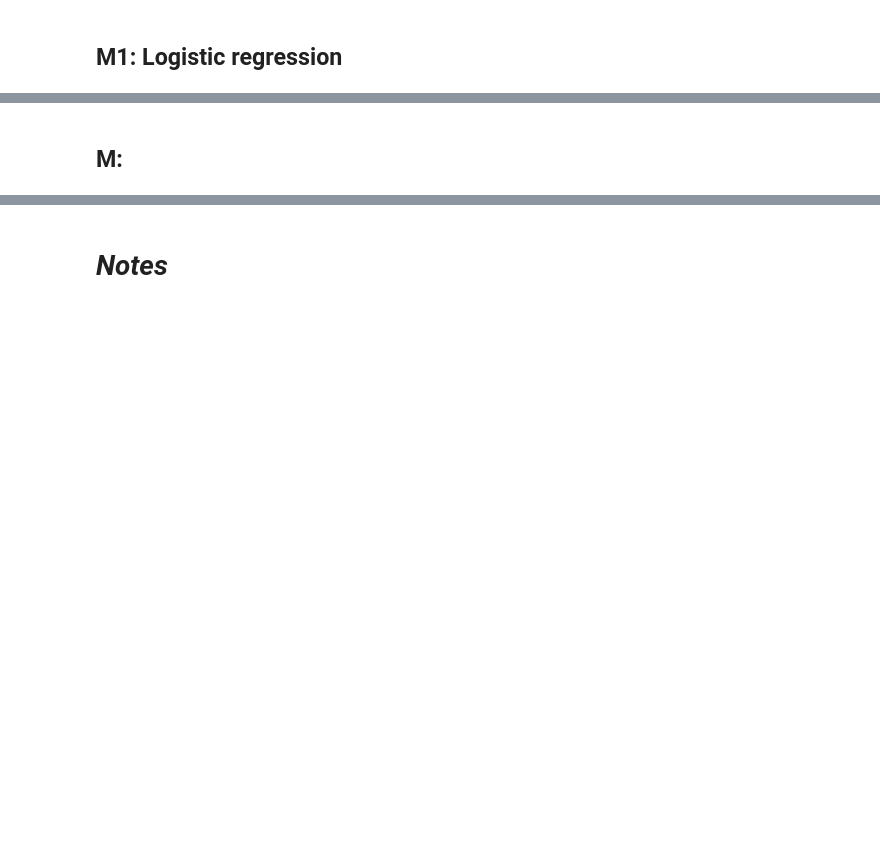
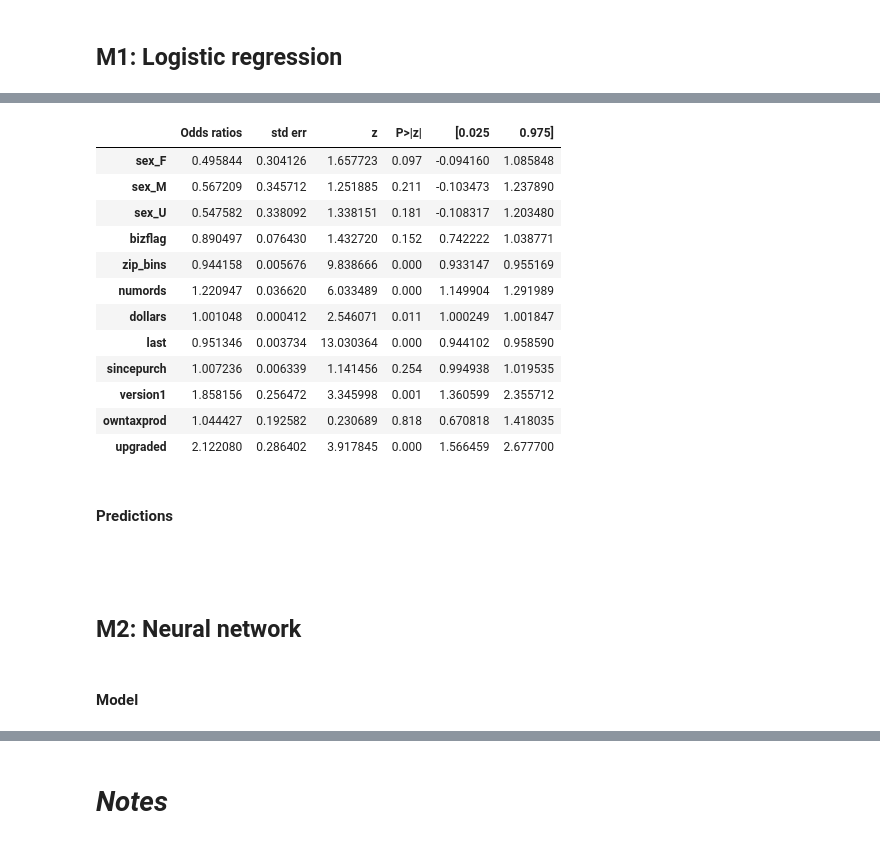
Before and after one commit to robperch/marketing_analytics_qqua, a Jupyter notebook: notebooks/qqua_nb.ipynb, the cells around one changed output, grey strips where cells are left out. Saved outputs shown, nothing was run; the diff lists cells and outputs as text; code cells hidden in the pictures; blank space fills up the shorter version.

```diff
--- a/notebooks/qqua_nb.ipynb
+++ b/notebooks/qqua_nb.ipynb
@@ -102,0 +186,18 @@ Optimization terminated successfully.
+# %%
+mba263.odds_ratios(m1)
+# %% [output]
+|  | Odds ratios | std err | z | P>|z| | [0.025 | 0.975] |
+| sex_F | 0.495844 | 0.304126 | 1.657723 | 0.097 | -0.094160 | 1.085848 |
+| sex_M | 0.567209 | 0.345712 | 1.251885 | 0.211 | -0.103473 | 1.237890 |
+| sex_U | 0.547582 | 0.338092 | 1.338151 | 0.181 | -0.108317 | 1.203480 |
+| bizflag | 0.890497 | 0.076430 | 1.432720 | 0.152 | 0.742222 | 1.038771 |
+| zip_bins | 0.944158 | 0.005676 | 9.838666 | 0.000 | 0.933147 | 0.955169 |
+| numords | 1.220947 | 0.036620 | 6.033489 | 0.000 | 1.149904 | 1.291989 |
+| dollars | 1.001048 | 0.000412 | 2.546071 | 0.011 | 1.000249 | 1.001847 |
+| last | 0.951346 | 0.003734 | 13.030364 | 0.000 | 0.944102 | 0.958590 |
+| sincepurch | 1.007236 | 0.006339 | 1.141456 | 0.254 | 0.994938 | 1.019535 |
+| version1 | 1.858156 | 0.256472 | 3.345998 | 0.001 | 1.360599 | 2.355712 |
+| owntaxprod | 1.044427 | 0.192582 | 0.230689 | 0.818 | 0.670818 | 1.418035 |
+| upgraded | 2.122080 | 0.286402 | 3.917845 | 0.000 | 1.566459 | 2.677700 |
+# %% [markdown]
+#### Predictions
@@ -103,2 +206,6 @@ Optimization terminated successfully.
+# %% [markdown]
+######
 # %% [markdown]
-## M:
+## M2: Neural network
+# %% [markdown]
+#### Model
```
Also changed, not shown: parts of 48 cells of this notebook.
